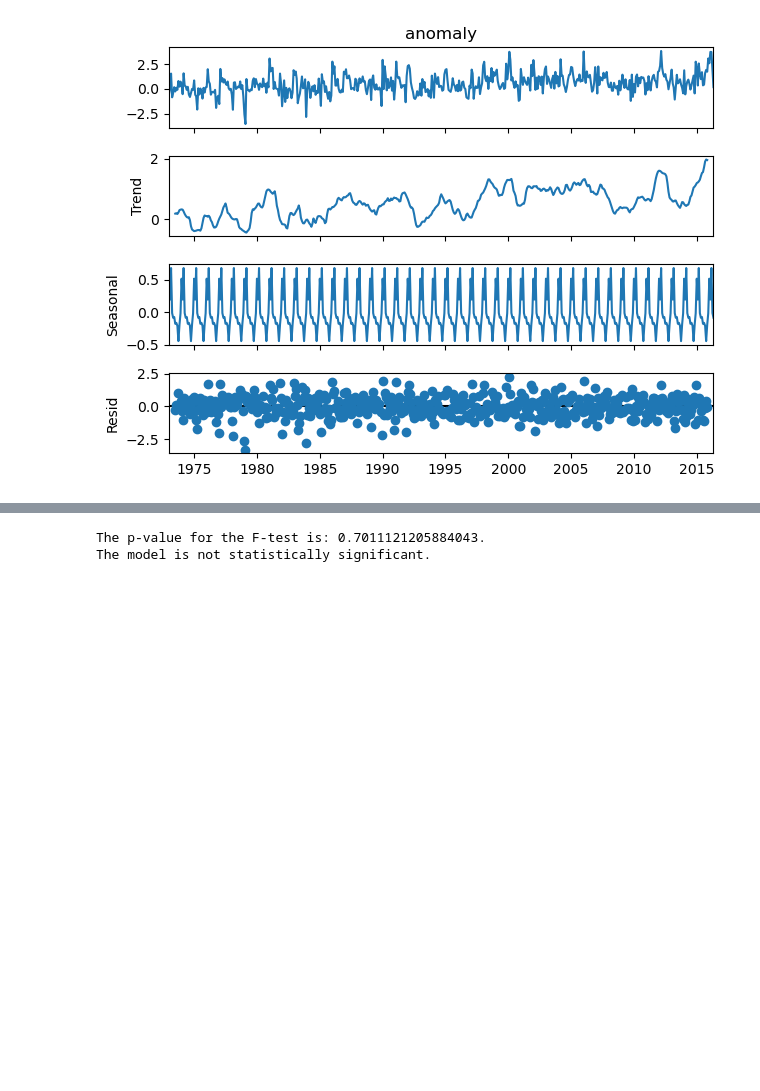
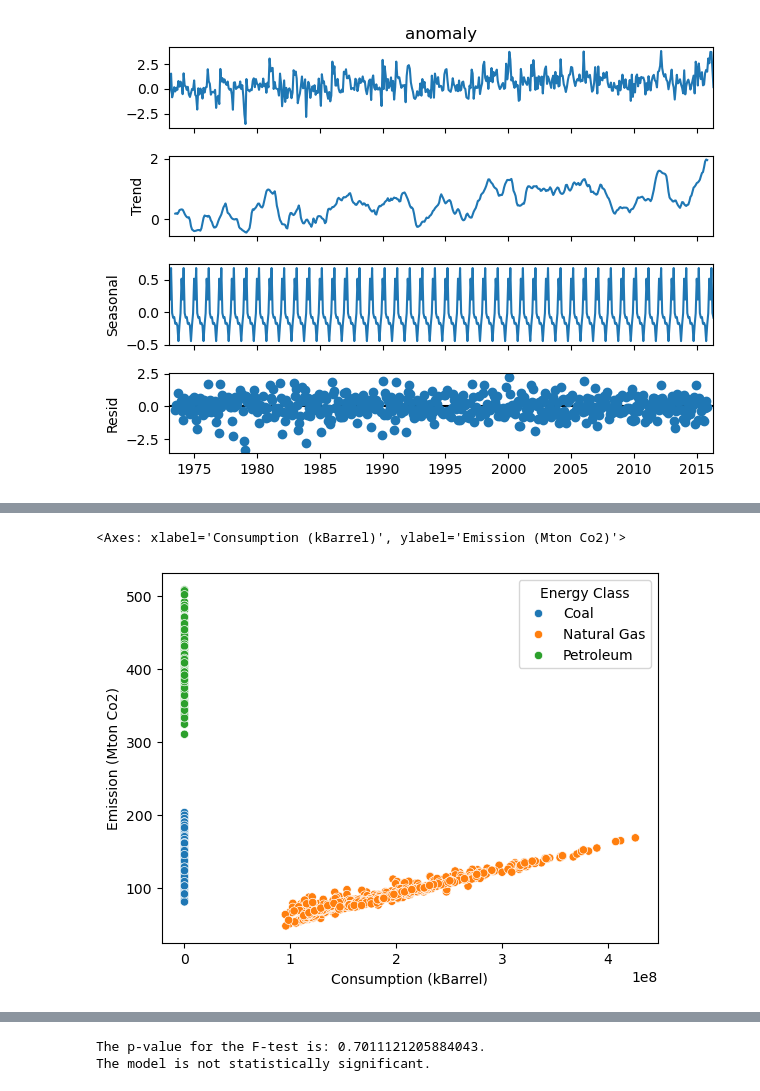
Before and after one commit to chtang-hmc/Spring-Invitation-Datathon-2024, a Jupyter notebook: Analysis/temp_EDA.ipynb, the cells around one changed output, grey strips where cells are left out. Drawn from its saved outputs; the diff is of its cells as text; code cells hidden in the pictures; blank space fills up the shorter version.

```diff
--- a/Analysis/temp_EDA.ipynb
+++ b/Analysis/temp_EDA.ipynb
@@ -106,0 +220,3 @@ memory usage: 2.0+ MB
+# %%
+df['Energy Class'].loc[df['Energy Class']== "Natural Gas"] = None
+df['Energy Class'].dropna()
@@ -107,3 +275,8 @@ memory usage: 2.0+ MB
+# %%
+sns.scatterplot(x = df['Consumption (kBarrel)'],y=df['Emission (Mton Co2)'],hue=df['Energy Class'])
+# %% [output]
+<Axes: xlabel='Consumption (kBarrel)', ylabel='Emission (Mton Co2)'>
+[figure, added]
 # %%
 # plot temperature vs emission by petroleum in january
 
```
Also changed, not shown: parts of 23 cells of this notebook, 22 other files.
